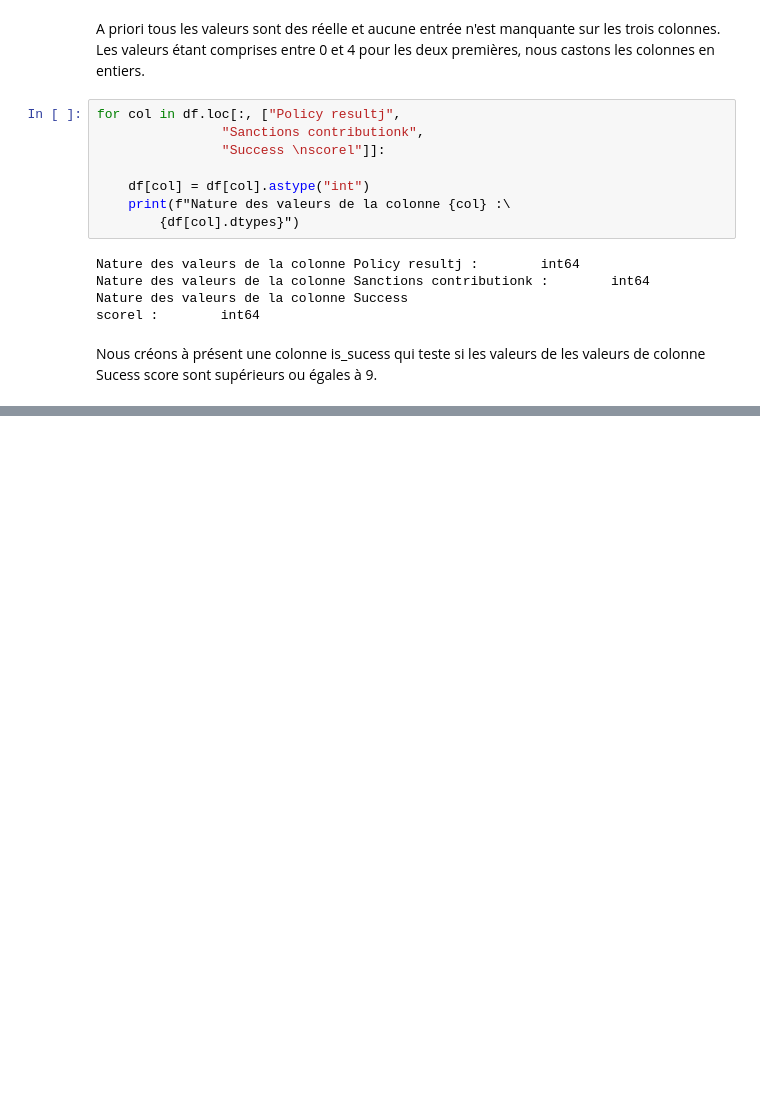
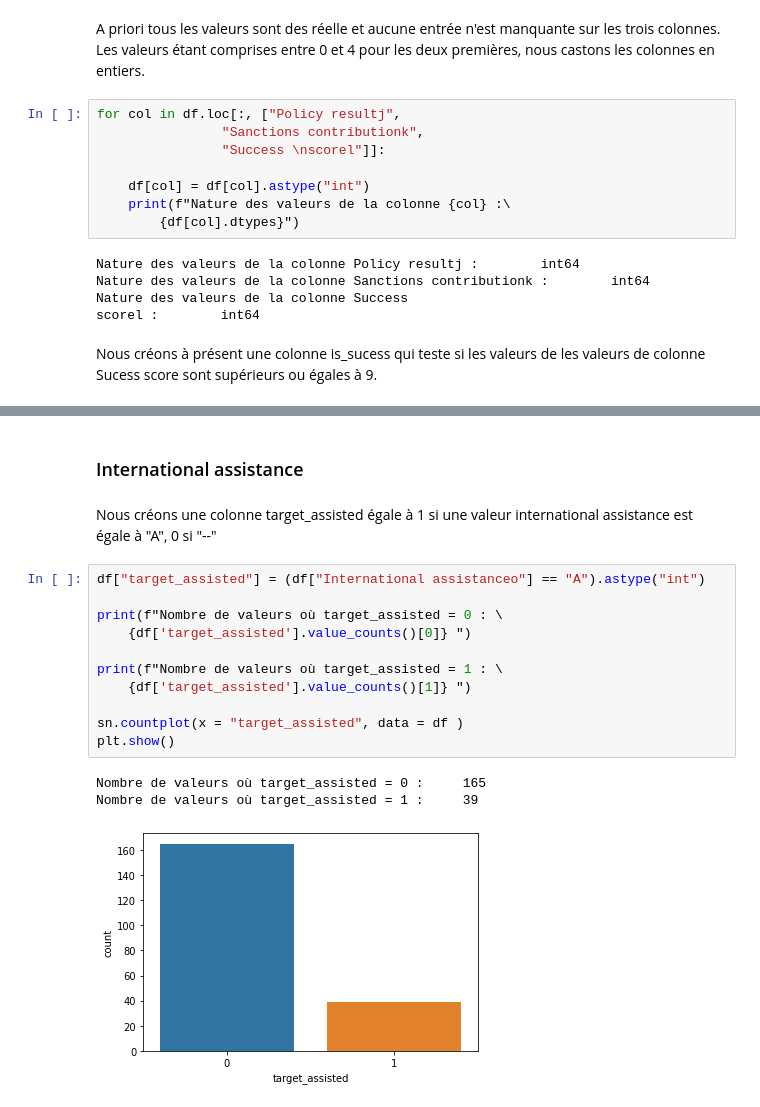
Before and after one commit to cedricsoares/economic_sanction_model, a Jupyter notebook: Sanction_eco.ipynb, the cells around one changed output, grey strips where cells are left out. Saved outputs shown, nothing was run; the diff lists cells and outputs as text; blank space fills up the shorter version.

```diff
--- a/Sanction_eco.ipynb
+++ b/Sanction_eco.ipynb
@@ -361,0 +408,19 @@ Nombre de valeurs ou is_success = 1 :     70
+# %% [markdown]
+### International assistance
+# %% [markdown]
+Nous créons une colonne target_assisted égale à 1 si une valeur international assistance est égale à "A", 0 si "--"
+# %%
+df["target_assisted"] = (df["International assistanceo"] == "A").astype("int")
+
+print(f"Nombre de valeurs où target_assisted = 0 : \
+    {df['target_assisted'].value_counts()[0]} ")
+
+print(f"Nombre de valeurs où target_assisted = 1 : \
+    {df['target_assisted'].value_counts()[1]} ")
+
+sn.countplot(x = "target_assisted", data = df )
+plt.show()
+# %% [output]
+Nombre de valeurs où target_assisted = 0 :     165
+Nombre de valeurs où target_assisted = 1 :     39
+[figure, added]
```
Also changed, not shown: parts of 12 cells of this notebook.
